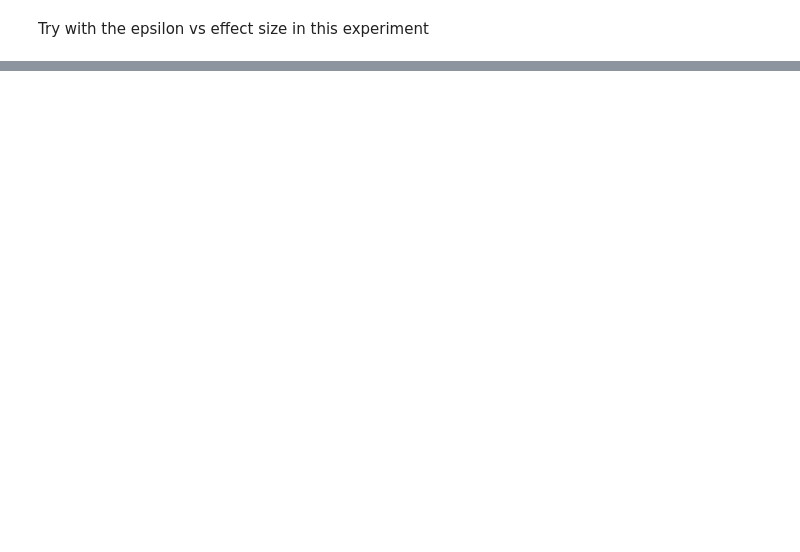
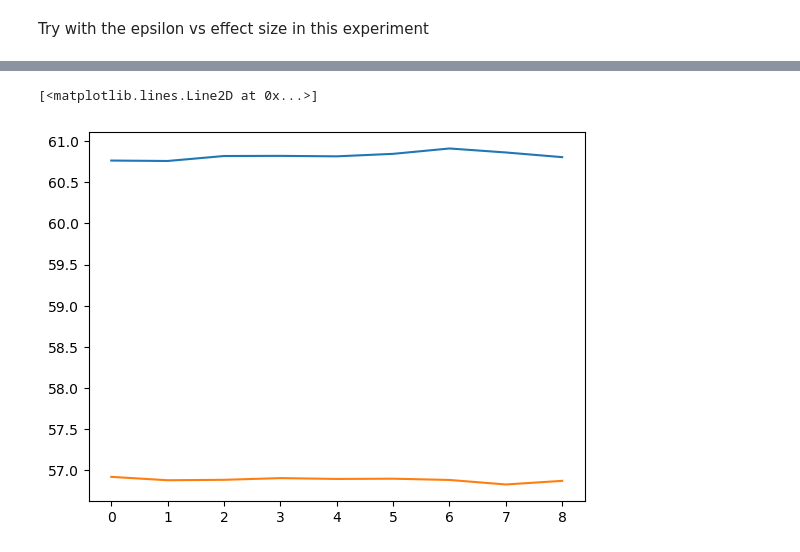
Before and after one commit to EatOreo/DifferentialPrivacyBiasExperiments, a Jupyter notebook: notebooks/Ages.ipynb, the cells around one changed output, grey strips where cells are left out. Saved outputs shown, nothing was run; the diff lists cells and outputs as text; code cells hidden in the pictures; blank space fills up the shorter version.

```diff
--- a/notebooks/Ages.ipynb
+++ b/notebooks/Ages.ipynb
@@ -467,0 +476,6 @@ print(womenArr)
+# %%
+plt.plot(womenArr[9])
+plt.plot(menArr[9])
+# %% [output]
+[<matplotlib.lines.Line2D at 0x...>]
+[figure, added]
```
Also changed, not shown: parts of 6 cells of this notebook.
